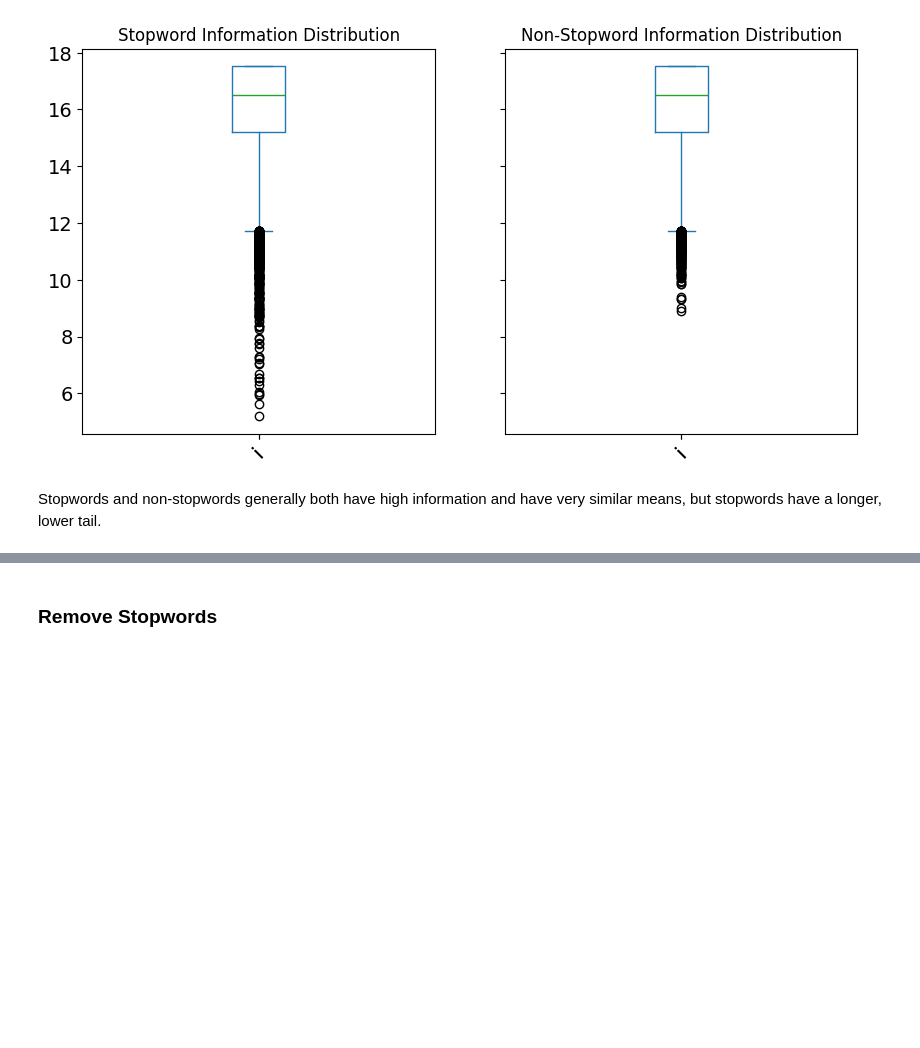
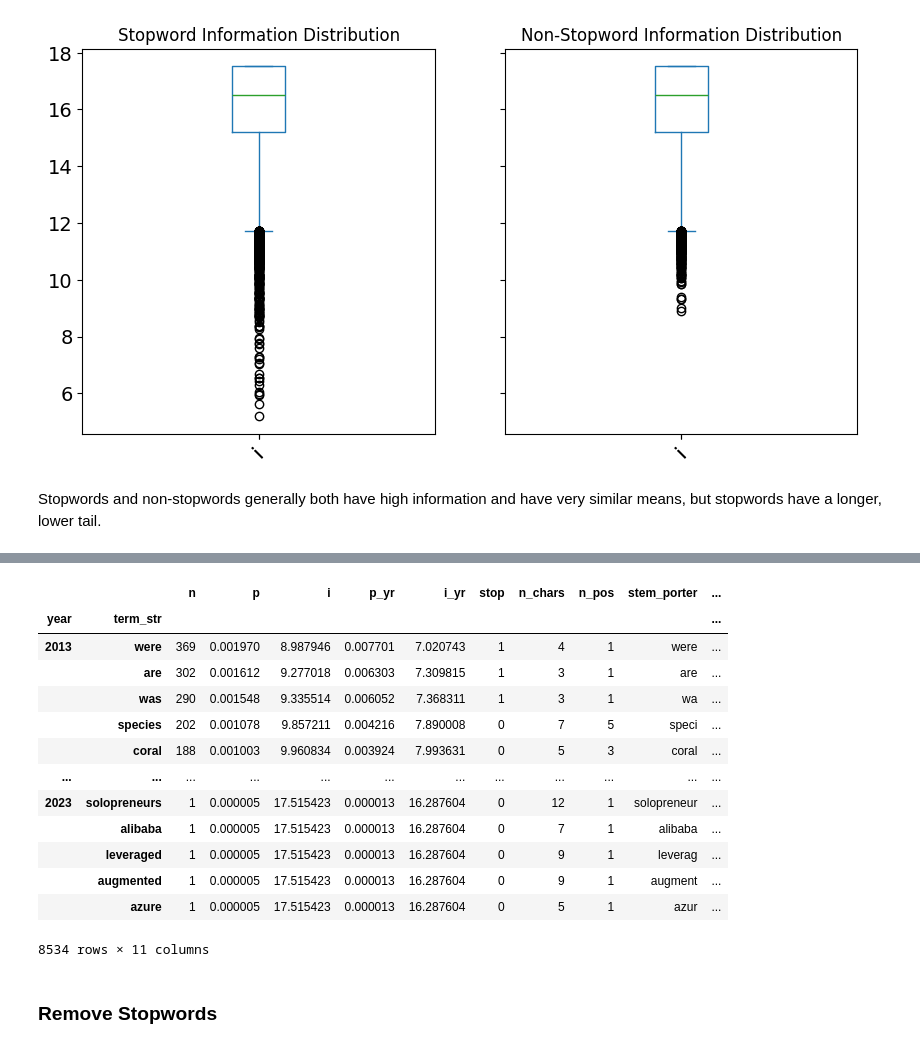
Before and after one commit to caroline-kranefuss/evolving_sentiment_climate, a Jupyter notebook: notebooks/stopwords.ipynb, the cells around one changed output, grey strips where cells are left out. Drawn from its saved outputs; the diff is of its cells as text; code cells hidden in the pictures; blank space fills up the shorter version.

```diff
--- a/notebooks/stopwords.ipynb
+++ b/notebooks/stopwords.ipynb
@@ -130,0 +209,12 @@ Stopwords and non-stopwords generally both have high information and have very s
+# %%
+# Porter stemmer
+VOCAB['stem_porter'] = VOCAB.apply(lambda x: PorterStemmer().stem(x.name[-1]), 1) # [-1] from Claude
+
+# Snowball stemmer (English)
+VOCAB['stem_snowball'] = VOCAB.apply(lambda x: SnowballStemmer("english").stem(x.name[-1]), 1)
+
+# Lancaster stemmer
+VOCAB['stem_lancaster'] = VOCAB.apply(lambda x: LancasterStemmer().stem(x.name[-1]), 1)
+
+# View
+VOCAB.sample(10)
@@ -131,3 +234,21 @@ Stopwords and non-stopwords generally both have high information and have very s
+# %%
+# View differences
+VOCAB[VOCAB.stem_porter != VOCAB.stem_lancaster]
+# %% [output]
+|  |  | n | p | i | p_yr | i_yr | stop | n_chars | n_pos | stem_porter | ... |
+| year | term_str |  |  |  |  |  |  |  |  |  | ... |
+| 2013 | were | 369 | 0.001970 | 8.987946 | 0.007701 | 7.020743 | 1 | 4 | 1 | were | ... |
+|  | are | 302 | 0.001612 | 9.277018 | 0.006303 | 7.309815 | 1 | 3 | 1 | are | ... |
+|  | was | 290 | 0.001548 | 9.335514 | 0.006052 | 7.368311 | 1 | 3 | 1 | wa | ... |
+|  | species | 202 | 0.001078 | 9.857211 | 0.004216 | 7.890008 | 0 | 7 | 5 | speci | ... |
+|  | coral | 188 | 0.001003 | 9.960834 | 0.003924 | 7.993631 | 0 | 5 | 3 | coral | ... |
+| ... | ... | ... | ... | ... | ... | ... | ... | ... | ... | ... | ... |
+| 2023 | solopreneurs | 1 | 0.000005 | 17.515423 | 0.000013 | 16.287604 | 0 | 12 | 1 | solopreneur | ... |
+|  | alibaba | 1 | 0.000005 | 17.515423 | 0.000013 | 16.287604 | 0 | 7 | 1 | alibaba | ... |
+|  | leveraged | 1 | 0.000005 | 17.515423 | 0.000013 | 16.287604 | 0 | 9 | 1 | leverag | ... |
+|  | augmented | 1 | 0.000005 | 17.515423 | 0.000013 | 16.287604 | 0 | 9 | 1 | augment | ... |
+|  | azure | 1 | 0.000005 | 17.515423 | 0.000013 | 16.287604 | 0 | 5 | 1 | azur | ... |
+8534 rows × 11 columns
 # %% [markdown]
 ### Remove Stopwords
 # %%
```
Also changed, not shown: parts of 16 cells of this notebook, 15 other files.
